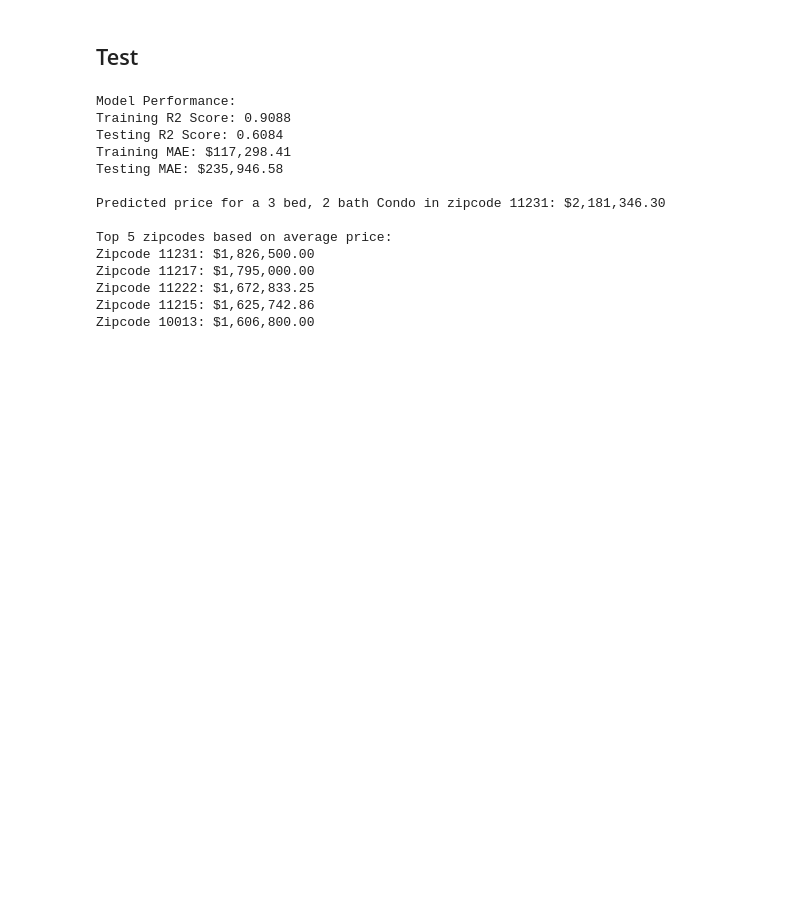
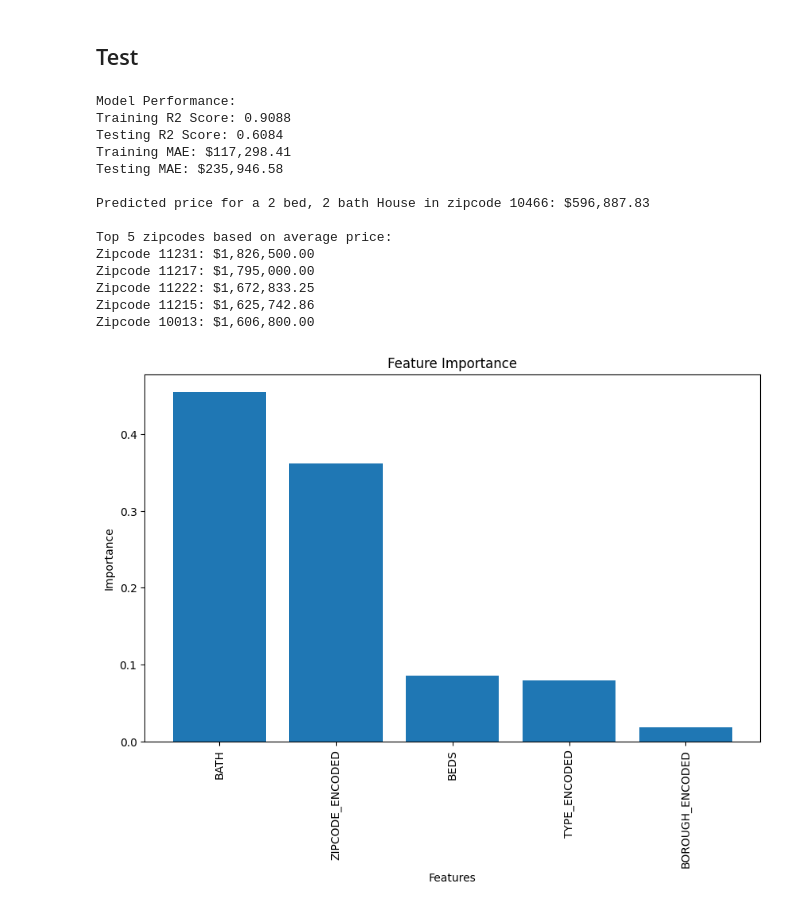
Before and after one commit to NikAkt/reiah, a Jupyter notebook: data_analytics_1/data_cleaning/property_data/property_data.ipynb, the cells around one changed output. Saved outputs shown, nothing was run; the diff lists cells and outputs as text; code cells hidden in the pictures; blank space fills up the shorter version.

```diff
--- a/data_analytics_1/data_cleaning/property_data/property_data.ipynb
+++ b/data_analytics_1/data_cleaning/property_data/property_data.ipynb
@@ -158,6 +171,10 @@ joined_data['TYPE'] = joined_data['TYPE'].str.replace(' for sale', '', regex=Fal
 # Round bath and bedroom numbers
 joined_data['BEDS'] = joined_data['BEDS'].apply(lambda x: round(x * 2) / 2)
 joined_data['BATH'] = joined_data['BATH'].apply(lambda x: round(x * 2) / 2)
+# %%
+# Feature Engineering
+joined_data['PRICE_PER_SQFT'] = joined_data['PRICE'] / joined_data['PROPERTYSQFT']
+joined_data['BEDS_PER_BATH'] = joined_data['BEDS'] / joined_data['BATH']
 # %%
 # Remove outliers
 mean_price = joined_data['PRICE'].mean()
@@ -176,15 +193,12 @@ IQR = Q3 - Q1
 lower_bound = Q1 - 1.5 * IQR
 upper_bound = Q3 + 1.5 * IQR
 joined_data = joined_data[(joined_data['PRICE'] >= lower_bound) & (joined_data['PRICE'] <= upper_bound)]
-# %%
-# Convert zipcodes to strings and remove decimal points
-joined_data['ZIPCODE'] = joined_data['ZIPCODE'].astype(str).str.replace('.0', '', regex=False)
-
-# Refit the LabelEncoder with the cleaned zipcodes
-le_zipcode.fit(joined_data['ZIPCODE'])
-
-# Transform the data
-joined_data['ZIPCODE_ENCODED'] = le_zipcode.transform(joined_data['ZIPCODE'])
+# %%
+# Ensure correct data types
+joined_data['PRICE'] = joined_data['PRICE'].astype(float)
+joined_data['BEDS'] = joined_data['BEDS'].astype(float)
+joined_data['BATH'] = joined_data['BATH'].astype(float)
+joined_data['PROPERTYSQFT'] = joined_data['PROPERTYSQFT'].astype(float)
 # %%
 # Print highest and lowest value sales
 print("Lowest value sale:", joined_data['PRICE'].min())
@@ -284,10 +311,10 @@ def predict_price_and_top_zipcodes(zipcode, beds, baths, house_type):
     return prediction, top_zipcodes
 
 # Example usage
-zipcode = '11231'
-beds = 3
+zipcode = '10466'
+beds = 2
 baths = 2
-house_type = 'Condo'
+house_type = 'House'
 
 predicted_price, top_zipcodes = predict_price_and_top_zipcodes(zipcode, beds, baths, house_type)
 
@@ -302,7 +329,7 @@ Testing R2 Score: 0.6084
 Training MAE: $117,298.41
 Testing MAE: $235,946.58
 
-Predicted price for a 3 bed, 2 bath Condo in zipcode 11231: $2,181,346.30
+Predicted price for a 2 bed, 2 bath House in zipcode 10466: $596,887.83
 
 Top 5 zipcodes based on average price:
 Zipcode 11231: $1,826,500.00
@@ -310,3 +337,26 @@ Zipcode 11217: $1,795,000.00
 Zipcode 11222: $1,672,833.25
 Zipcode 11215: $1,625,742.86
 Zipcode 10013: $1,606,800.00
+# %%
+import matplotlib.pyplot as plt
+
+# Get feature importances
+importances = model.feature_importances_
+
+# Sort feature importances in descending order
+sorted_indices = np.argsort(importances)[::-1]
+sorted_importances = importances[sorted_indices]
+
+# Get feature names
+feature_names = X_train.columns[sorted_indices]
+
+# Plot feature importances
+plt.figure(figsize=(10, 6))
+plt.bar(range(len(importances)), sorted_importances, tick_label=feature_names)
+plt.xticks(rotation=90)
+plt.xlabel('Features')
+plt.ylabel('Importance')
+plt.title('Feature Importance')
+plt.show()
+# %% [output]
+[figure, added]
```
Also changed, not shown: parts of 3 cells of this notebook, 22 other files.
